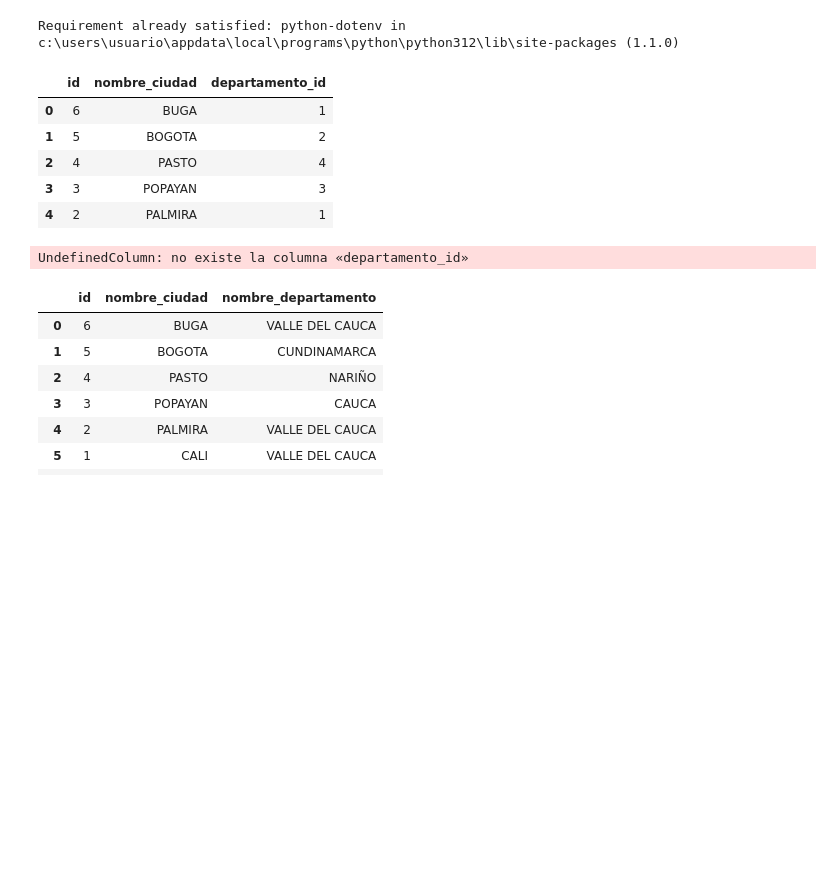
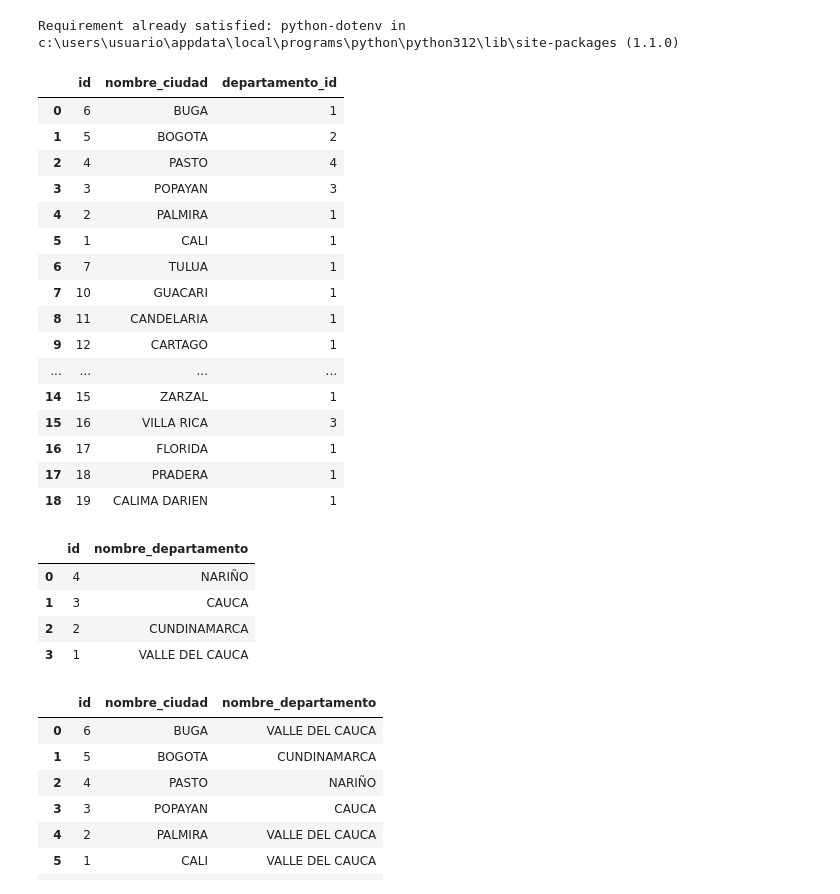
Before and after one commit to AndresIsCoding/Proyecto-ciencia-de-datos, a Jupyter notebook: ETL.ipynb, the cells around one changed output. Cells and saved outputs as stored; diff of their text form; code cells hidden in the pictures; blank space fills up the shorter version.

Commit message:
Condiciones de verificación añadidas para prevenir errores con los ALTER TABLE

```diff
--- a/ETL.ipynb
+++ b/ETL.ipynb
@@ -29,38 +29,93 @@ conn = psycopg2.connect(
 # %%
 # Modificaciones a la tabla ciudad
 
 # Creacion del cursor
 cur = conn.cursor()
 
-# Ejecucion de los ALTER TABLE por separado
-cur.execute("ALTER TABLE ciudad RENAME COLUMN ciudad_id TO id")
-cur.execute("ALTER TABLE ciudad RENAME COLUMN nombre TO nombre_ciudad")
+# Verificar si los cambios que se van a realizar han sido aplicados anteriormente (en caso de que no hayan sido aplicados se aplican automaticamente)
+
+# ciudad_id -> id
+cur.execute("""
+    SELECT column_name
+    FROM information_schema.columns
+    WHERE table_name = 'ciudad'
+    AND column_name = 'ciudad_id';
+""")
+result = cur.fetchone()
+
+if result is not None:
+    cur.execute("ALTER TABLE ciudad RENAME COLUMN ciudad_id TO id")
+
+# nombre -> nombre_ciudad
+cur.execute("""
+    SELECT column_name
+    FROM information_schema.columns
+    WHERE table_name = 'ciudad'
+    AND column_name = 'nombre';
+""")
+result = cur.fetchone()
+
+if result is not None:
+    cur.execute("ALTER TABLE ciudad RENAME COLUMN nombre TO nombre_ciudad")
 
 # Confirmacion de los cambios
 conn.commit()
 
 # Cierre del cursor
 cur.close()
 
 query = ("SELECT * FROM ciudad;")
 df = pd.read_sql(query, conn)
 df
 # %% [output]
 |  | id | nombre_ciudad | departamento_id |
 | 0 | 6 | BUGA | 1 |
 | 1 | 5 | BOGOTA | 2 |
 | 2 | 4 | PASTO | 4 |
 | 3 | 3 | POPAYAN | 3 |
 | 4 | 2 | PALMIRA | 1 |
+| 5 | 1 | CALI | 1 |
+| 6 | 7 | TULUA | 1 |
+| 7 | 10 | GUACARI | 1 |
+| 8 | 11 | CANDELARIA | 1 |
+| 9 | 12 | CARTAGO | 1 |
+| ... | ... | ... | ... |
+| 14 | 15 | ZARZAL | 1 |
+| 15 | 16 | VILLA RICA | 3 |
+| 16 | 17 | FLORIDA | 1 |
+| 17 | 18 | PRADERA | 1 |
+| 18 | 19 | CALIMA DARIEN | 1 |
 # %%
 # Modificaciones a la tabla departamento
 
 # Creacion del cursor
 cur = conn.cursor()
 
-# Ejecucion de los ALTER TABLE por separado
-cur.execute("ALTER TABLE departamento RENAME COLUMN departamento_id TO id")
-cur.execute("ALTER TABLE departamento RENAME COLUMN nombre TO nombre_departamento")
+# Verificar si los cambios que se van a realizar han sido aplicados anteriormente (en caso de que no hayan sido aplicados se aplican automaticamente)
+
+# departamento_id -> id
+cur.execute("""
+    SELECT column_name
+    FROM information_schema.columns
+    WHERE table_name = 'departamento'
+    AND column_name = 'departamento_id';
+""")
+result = cur.fetchone()
+
+if result is not None:
+    cur.execute("ALTER TABLE departamento RENAME COLUMN departamento_id TO id")
+
+# nombre -> nombre_departamento
+cur.execute("""
+    SELECT column_name
+    FROM information_schema.columns
+    WHERE table_name = 'departamento'
+    AND column_name = 'nombre';
+""")
+result = cur.fetchone()
+
+if result is not None:
+    cur.execute("ALTER TABLE departamento RENAME COLUMN nombre TO nombre_departamento")
 
 # Confirmacion de los cambios
 conn.commit()
@@ -72,7 +127,11 @@ query = ("SELECT * FROM departamento;")
 df = pd.read_sql(query, conn)
 df
 # %% [output]
-UndefinedColumn: no existe la columna «departamento_id»
+|  | id | nombre_departamento |
+| 0 | 4 | NARIÑO |
+| 1 | 3 | CAUCA |
+| 2 | 2 | CUNDINAMARCA |
+| 3 | 1 | VALLE DEL CAUCA |
 # %%
 # Union de las tablas ciudad y departamento
 query = ("SELECT ciudad.id, nombre_ciudad, nombre_departamento FROM ciudad "
```
Also changed, not shown: parts of 4 cells of this notebook, 1 other file.
